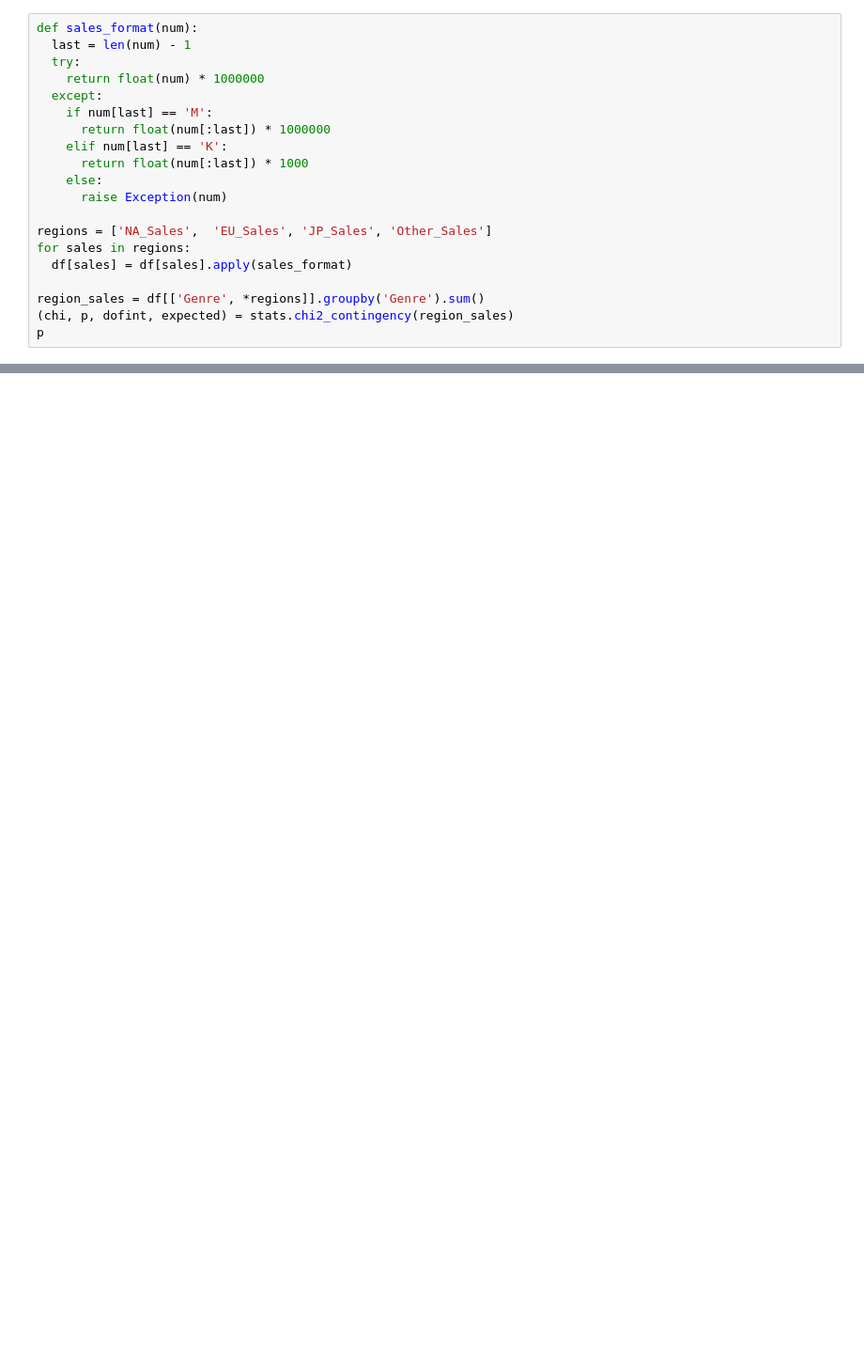
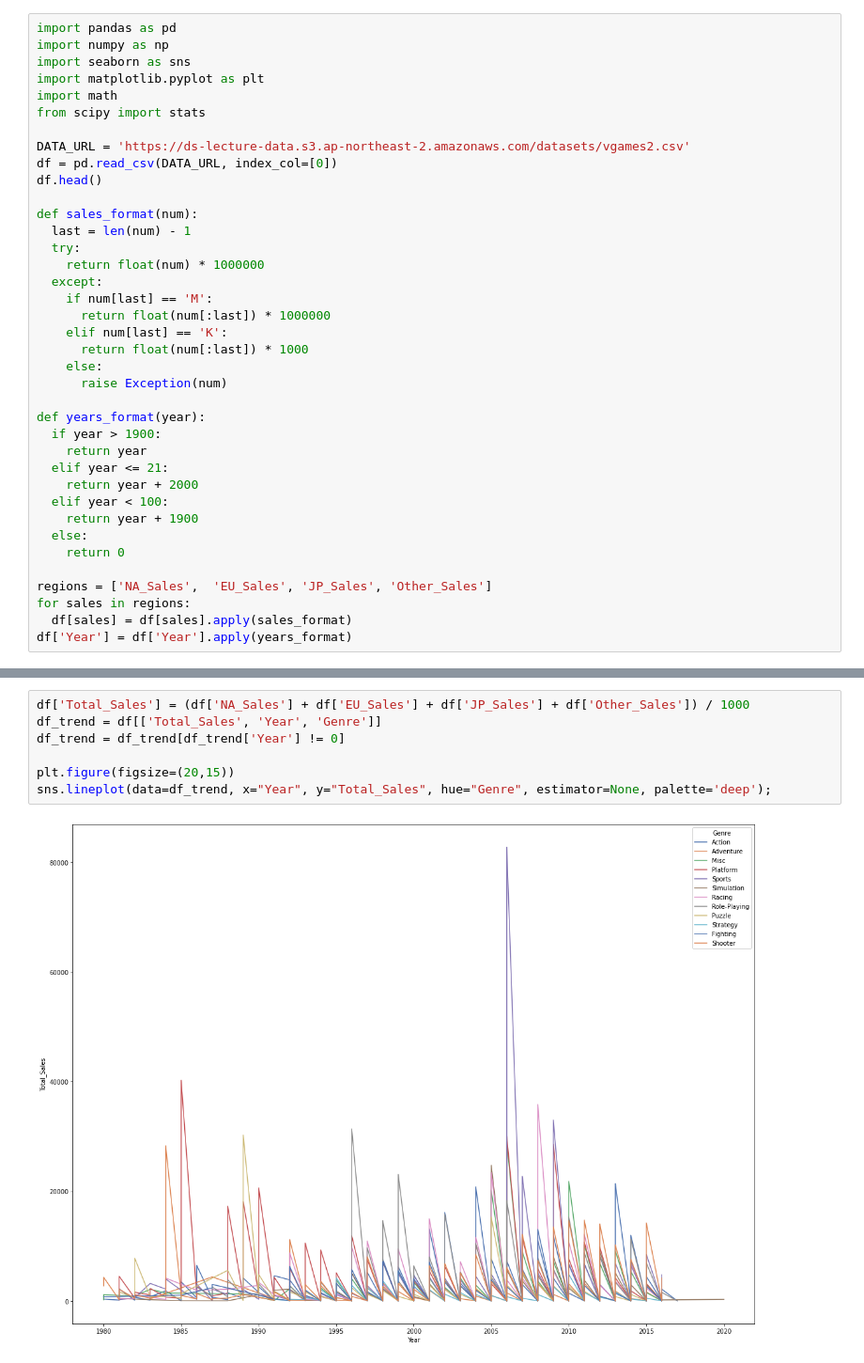
Before and after one commit to dongqui/ds-section1-project, a Jupyter notebook: section1-project.ipynb, the cells around one changed output, grey strips where cells are left out. Shown: that part at 94% size. Drawn from its saved outputs; the diff is of its cells as text; blank space fills up the shorter version.

```diff
--- a/section1-project.ipynb
+++ b/section1-project.ipynb
@@ -16,4 +1,15 @@ df.head()
 # %%
+import pandas as pd
+import numpy as np
+import seaborn as sns
+import matplotlib.pyplot as plt
+import math
+from scipy import stats
+
+DATA_URL = 'https://ds-lecture-data.s3.ap-northeast-2.amazonaws.com/datasets/vgames2.csv'
+df = pd.read_csv(DATA_URL, index_col=[0])
+df.head()
+
 def sales_format(num):
   last = len(num) - 1
   try:
@@ -26,10 +22,17 @@ def sales_format(num):
     else:
       raise Exception(num)
 
+def years_format(year):
+  if year > 1900:
+    return year
+  elif year <= 21:
+    return year + 2000
+  elif year < 100:
+    return year + 1900
+  else:
+    return 0
+
 regions = ['NA_Sales',	'EU_Sales',	'JP_Sales',	'Other_Sales']
 for sales in regions:
   df[sales] = df[sales].apply(sales_format)
-
-region_sales = df[['Genre', *regions]].groupby('Genre').sum()
-(chi, p, dofint, expected) = stats.chi2_contingency(region_sales)
-p
+df['Year'] = df['Year'].apply(years_format)
@@ -37,0 +57,9 @@ p
+# %%
+df['Total_Sales'] = (df['NA_Sales'] + df['EU_Sales'] + df['JP_Sales'] + df['Other_Sales']) / 1000
+df_trend = df[['Total_Sales', 'Year', 'Genre']]
+df_trend = df_trend[df_trend['Year'] != 0]
+
+plt.figure(figsize=(20,15))
+sns.lineplot(data=df_trend, x="Year", y="Total_Sales", hue="Genre", estimator=None, palette='deep');
+# %% [output]
+[figure, added]
```
Also changed, not shown: parts of 3 cells of this notebook.
